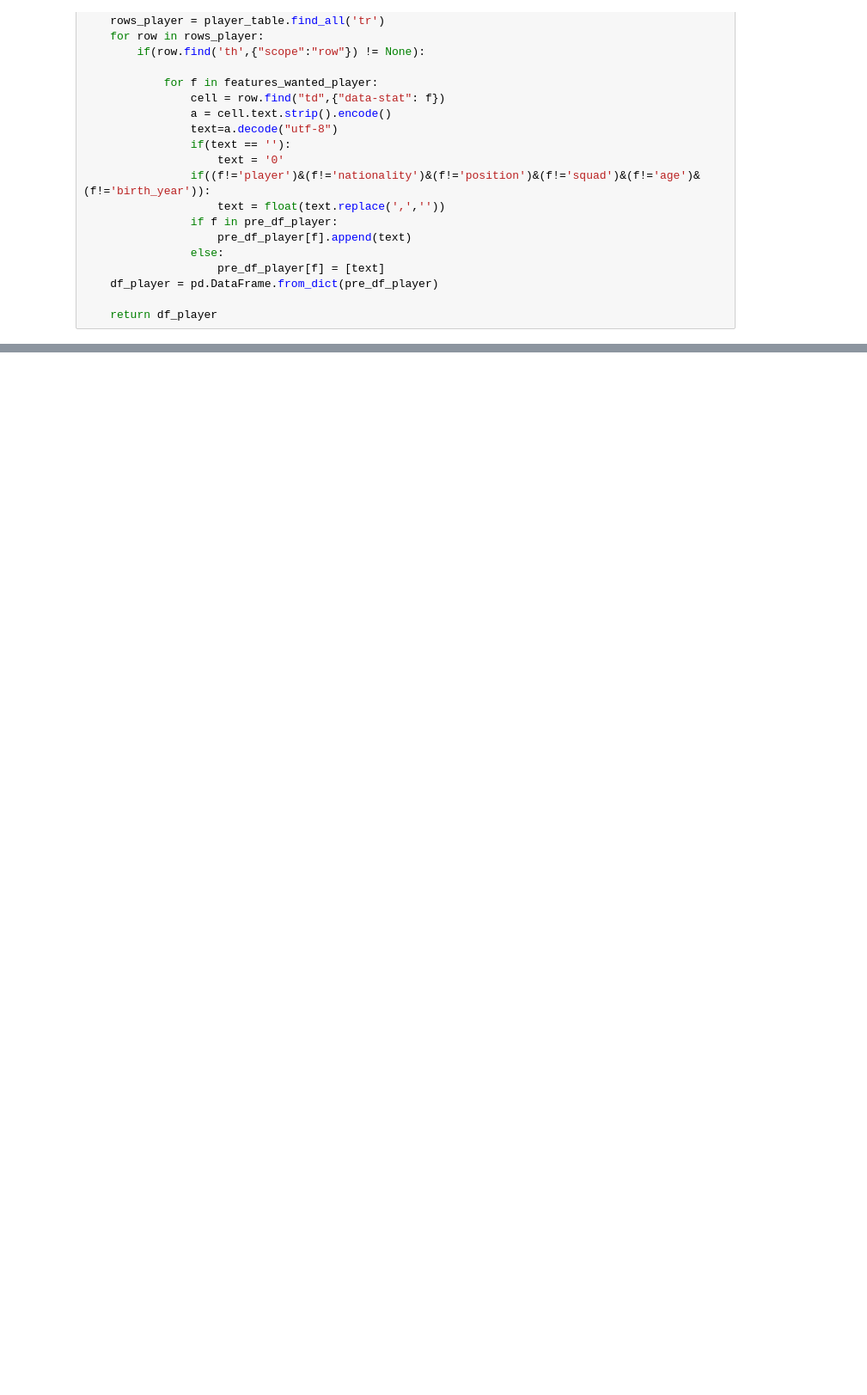
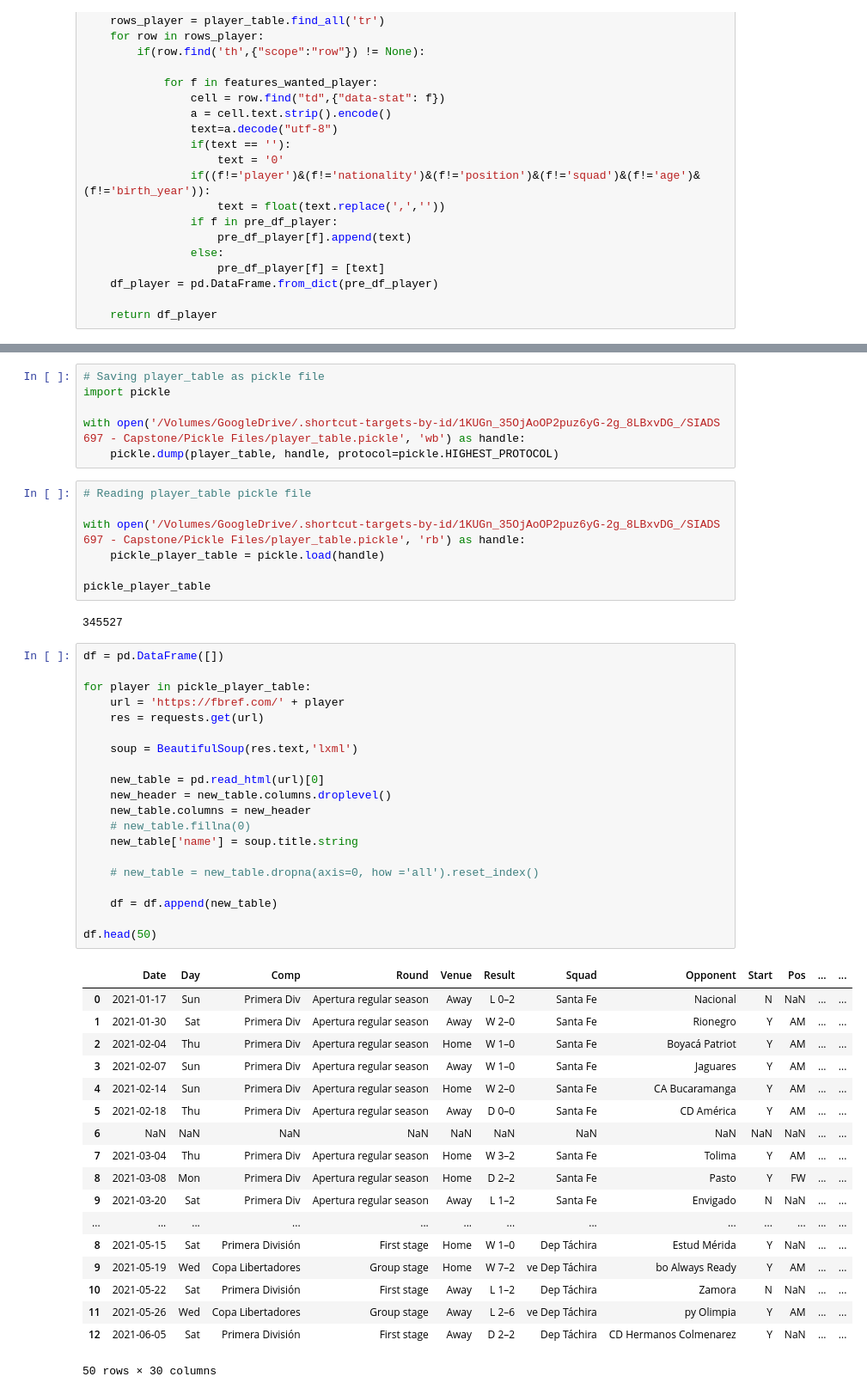
Before and after one commit to SravanRajupalem/FootballPredictions, a Jupyter notebook: FBREF Extract.ipynb, the cells around one changed output, grey strips where cells are left out. Shown at 86% size. Saved outputs shown, nothing was run; the diff lists cells and outputs as text; blank space fills up the shorter version.

```diff
--- a/FBREF Extract.ipynb
+++ b/FBREF Extract.ipynb
@@ -211,0 +207,54 @@ len(player_table)
+# %%
+# Saving player_table as pickle file
+import pickle
+
+with open('/Volumes/GoogleDrive/.shortcut-targets-by-id/1KUGn_35OjAoOP2puz6yG-2g_8LBxvDG_/SIADS 697 - Capstone/Pickle Files/player_table.pickle', 'wb') as handle:
+    pickle.dump(player_table, handle, protocol=pickle.HIGHEST_PROTOCOL)
+# %%
+# Reading player_table pickle file
+
+with open('/Volumes/GoogleDrive/.shortcut-targets-by-id/1KUGn_35OjAoOP2puz6yG-2g_8LBxvDG_/SIADS 697 - Capstone/Pickle Files/player_table.pickle', 'rb') as handle:
+    pickle_player_table = pickle.load(handle)
+
+pickle_player_table
+# %% [output]
+345527
+# %%
+df = pd.DataFrame([])
+
+for player in pickle_player_table:
+    url = 'https://fbref.com/' + player
+    res = requests.get(url)
+
+    soup = BeautifulSoup(res.text,'lxml')
+
+    new_table = pd.read_html(url)[0]
+    new_header = new_table.columns.droplevel()
+    new_table.columns = new_header
+    # new_table.fillna(0)
+    new_table['name'] = soup.title.string
+
+    # new_table = new_table.dropna(axis=0, how ='all').reset_index()
+
+    df = df.append(new_table)
+
+df.head(50)
+# %% [output]
+|  | Date | Day | Comp | Round | Venue | Result | Squad | Opponent | Start | Pos | ... | ... |
+| 0 | 2021-01-17 | Sun | Primera Div | Apertura regular season | Away | L 0–2 | Santa Fe | Nacional | N | NaN | ... | ... |
+| 1 | 2021-01-30 | Sat | Primera Div | Apertura regular season | Away | W 2–0 | Santa Fe | Rionegro | Y | AM | ... | ... |
+| 2 | 2021-02-04 | Thu | Primera Div | Apertura regular season | Home | W 1–0 | Santa Fe | Boyacá Patriot | Y | AM | ... | ... |
+| 3 | 2021-02-07 | Sun | Primera Div | Apertura regular season | Away | W 1–0 | Santa Fe | Jaguares | Y | AM | ... | ... |
+| 4 | 2021-02-14 | Sun | Primera Div | Apertura regular season | Home | W 2–0 | Santa Fe | CA Bucaramanga | Y | AM | ... | ... |
+| 5 | 2021-02-18 | Thu | Primera Div | Apertura regular season | Away | D 0–0 | Santa Fe | CD América | Y | AM | ... | ... |
+| 6 | NaN | NaN | NaN | NaN | NaN | NaN | NaN | NaN | NaN | NaN | ... | ... |
+| 7 | 2021-03-04 | Thu | Primera Div | Apertura regular season | Home | W 3–2 | Santa Fe | Tolima | Y | AM | ... | ... |
+| 8 | 2021-03-08 | Mon | Primera Div | Apertura regular season | Home | D 2–2 | Santa Fe | Pasto | Y | FW | ... | ... |
+| 9 | 2021-03-20 | Sat | Primera Div | Apertura regular season | Away | L 1–2 | Santa Fe | Envigado | N | NaN | ... | ... |
+| ... | ... | ... | ... | ... | ... | ... | ... | ... | ... | ... | ... | ... |
+| 8 | 2021-05-15 | Sat | Primera División | First stage | Home | W 1–0 | Dep Táchira | Estud Mérida | Y | NaN | ... | ... |
+| 9 | 2021-05-19 | Wed | Copa Libertadores | Group stage | Home | W 7–2 | ve Dep Táchira | bo Always Ready | Y | AM | ... | ... |
+| 10 | 2021-05-22 | Sat | Primera División | First stage | Away | L 1–2 | Dep Táchira | Zamora | N | NaN | ... | ... |
+| 11 | 2021-05-26 | Wed | Copa Libertadores | Group stage | Away | L 2–6 | ve Dep Táchira | py Olimpia | Y | AM | ... | ... |
+| 12 | 2021-06-05 | Sat | Primera División | First stage | Away | D 2–2 | Dep Táchira | CD Hermanos Colmenarez | Y | NaN | ... | ... |
+50 rows × 30 columns
```
Also changed, not shown: parts of 4 cells of this notebook, 1 other file.
